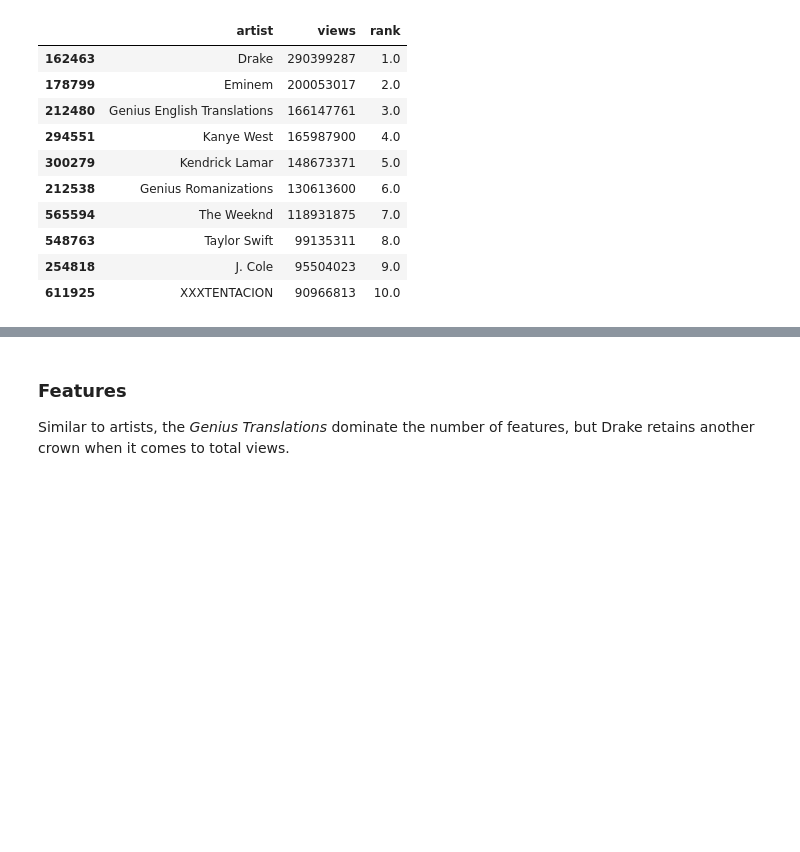
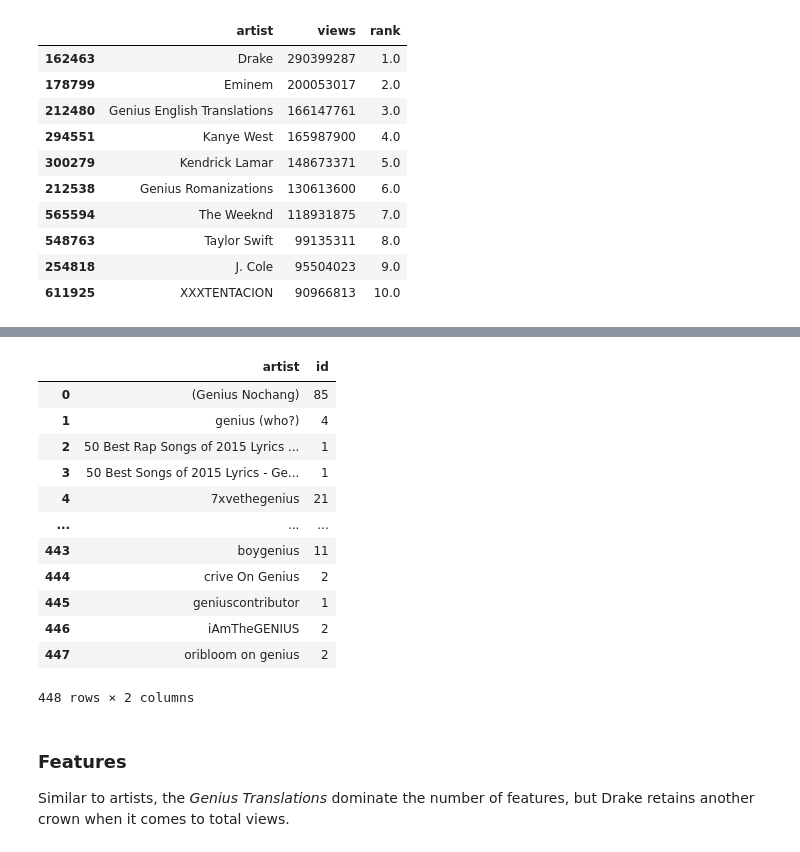
Before and after one commit to wanyakrecipes/lyrical_sentiment, a Jupyter notebook: notebook.ipynb, the cells around one changed output, grey strips where cells are left out. Cells and saved outputs as stored; diff of their text form; code cells hidden in the pictures; blank space fills up the shorter version.

```diff
--- a/notebook.ipynb
+++ b/notebook.ipynb
@@ -151,3 +177,24 @@ display(artist_top_ten_views_df)
+# %%
+# Artists with "Genius" in their title
+
+genius_artists_df = song_lyrics_full_df[song_lyrics_full_df['artist'].str.contains('Genius', case=False, na=False)]
+genius_artists_df = genius_artists_df.groupby('artist').agg({'id':'count'}).reset_index()
+
+display(genius_artists_df)
+# %% [output]
+|  | artist | id |
+| 0 | (Genius Nochang) | 85 |
+| 1 | genius (who?) | 4 |
+| 2 | 50 Best Rap Songs of 2015 Lyrics ... | 1 |
+| 3 | 50 Best Songs of 2015 Lyrics - Ge... | 1 |
+| 4 | 7xvethegenius | 21 |
+| ... | ... | ... |
+| 443 | boygenius | 11 |
+| 444 | crive On Genius | 2 |
+| 445 | geniuscontributor | 1 |
+| 446 | iAmTheGENIUS | 2 |
+| 447 | oribloom on genius | 2 |
+448 rows × 2 columns
 # %% [markdown]
 ### Features
 
```
Also changed, not shown: parts of 15 cells of this notebook.
